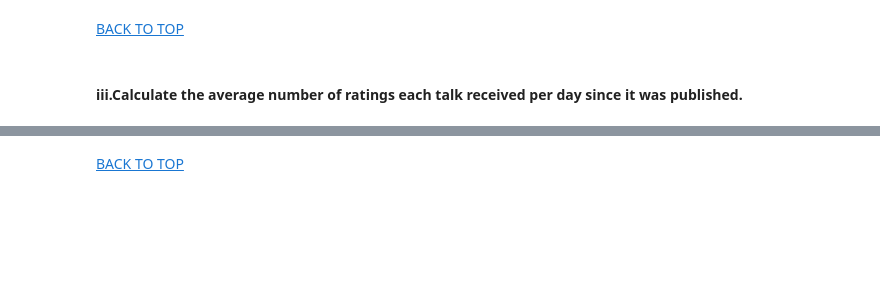
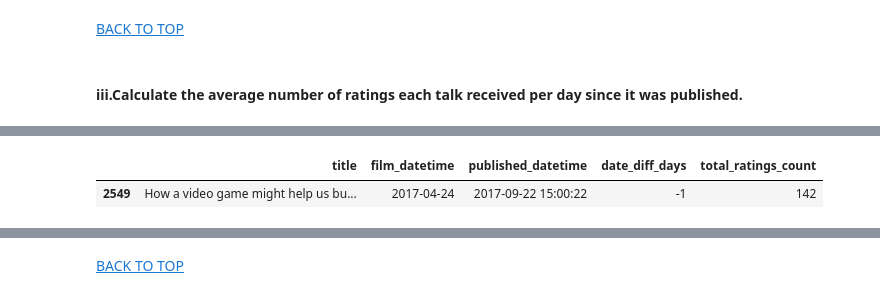
Before and after one commit to benkaan001/pandas_and_beyond, a Jupyter notebook: analyze_data/05_ted_talks.ipynb, the cells around one changed output, grey strips where cells are left out. Drawn from its saved outputs; the diff is of its cells as text; code cells hidden in the pictures; blank space fills up the shorter version.

```diff
--- a/analyze_data/05_ted_talks.ipynb
+++ b/analyze_data/05_ted_talks.ipynb
@@ -934 +995,11 @@ df['date_diff_days'] = (df.published_datetime - df.film_datetime).dt.days
+# %%
+# find out about the inconsistent entry that was published past final_data_day
+df.query('date_diff_days < 0')[['title',
+                                'film_datetime',
+                                'published_datetime',
+                                'date_diff_days',
+                                'total_ratings_count']]
+# %% [output]
+|  | title | film_datetime | published_datetime | date_diff_days | total_ratings_count |
+| 2549 | How a video game might help us bu... | 2017-04-24 | 2017-09-22 15:00:22 | -1 | 142 |
 # %%
```
Also changed, not shown: parts of 16 cells of this notebook.
